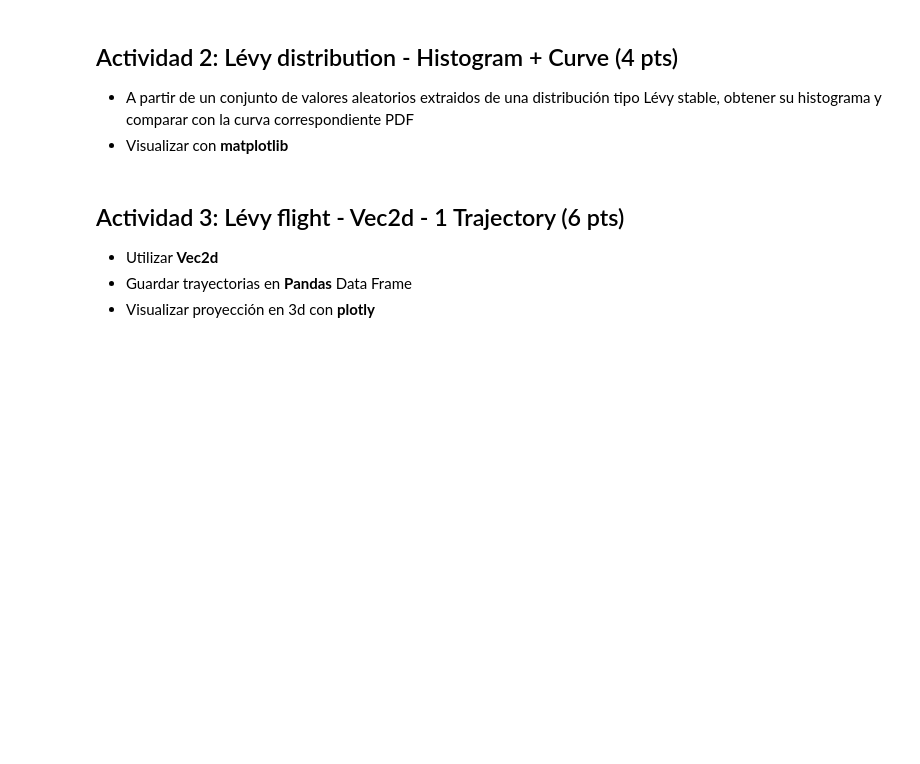
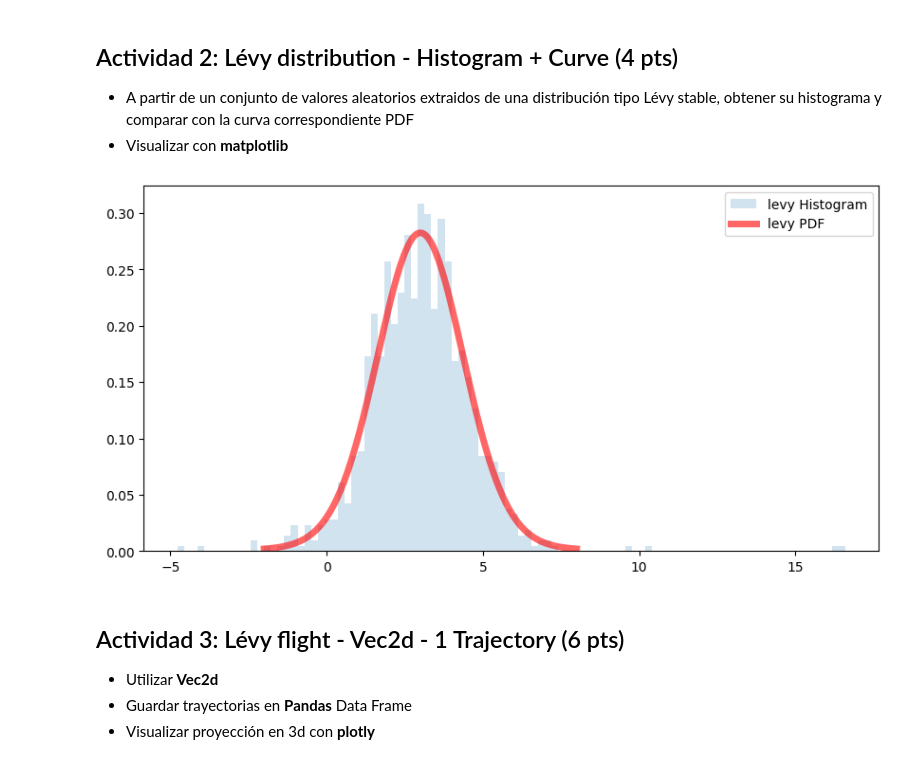
Before and after one commit to dvillasxUdg/ti_p2, a Jupyter notebook: TI_1_Practica2_Github.ipynb, the cells around one changed output. Cells and saved outputs as stored; diff of their text form; code cells hidden in the pictures; blank space fills up the shorter version.

```diff
--- a/TI_1_Practica2_Github.ipynb
+++ b/TI_1_Practica2_Github.ipynb
@@ -105,6 +105,40 @@ fig.show()
 
 * A partir de un conjunto de valores aleatorios extraidos de una distribución tipo Lévy stable, obtener su histograma y comparar con la curva correspondiente PDF
 * Visualizar con **matplotlib**
+# %%
+# Init parameters
+resolution = 200
+sample_size = 1000
+
+# Levy parameters
+miu = 3.0
+beta = 0.0
+alpha = 1.9
+
+x = np.linspace(miu - 5, miu + 5, resolution)
+
+# Levy RVS
+levy_rvs = levy_stable.rvs(alpha=alpha, beta=beta, loc=miu, size = sample_size)
+
+# Levy PDF
+y = np.array([levy_stable.pdf(i,alpha=alpha, beta=beta, loc=miu) for i in x])
+
+# Custom Plot
+fig, ax = plt.subplots(1,1)
+fig.set_figheight(5)
+fig.set_figwidth(10)
+
+# Set Histogram
+ax.hist(levy_rvs, bins= 100, density= True, histtype='stepfilled',alpha=0.2,label="levy Histogram")
+
+# Set plot
+ax.plot(x, y,'r-',lw=5, alpha=0.6,label='levy PDF')
+
+ax.legend(loc='best')
+
+plt.show()
+# %% [output]
+[figure, added]
 # %% [markdown]
 ## Actividad 3: Lévy ﬂight - Vec2d - 1 Trajectory (6 pts)
 
```
